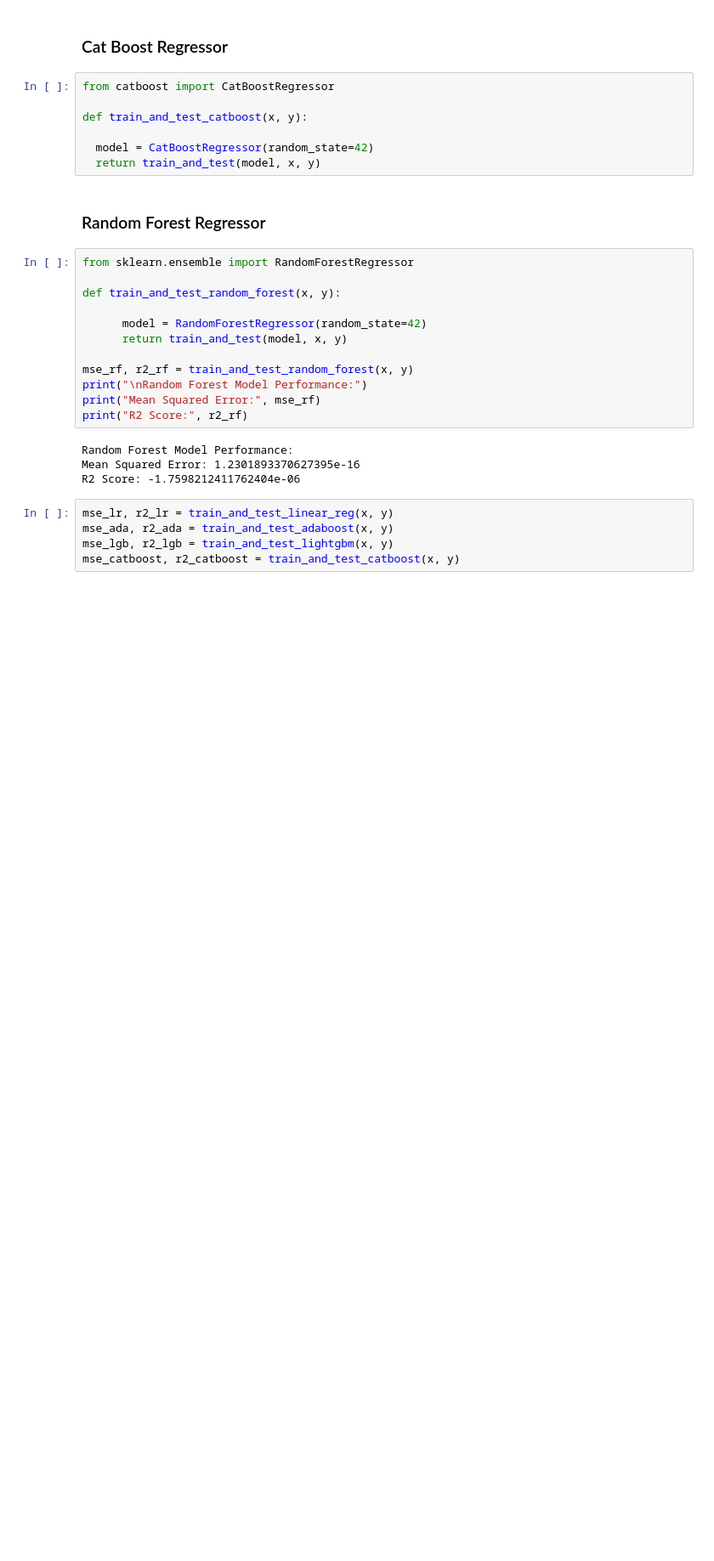
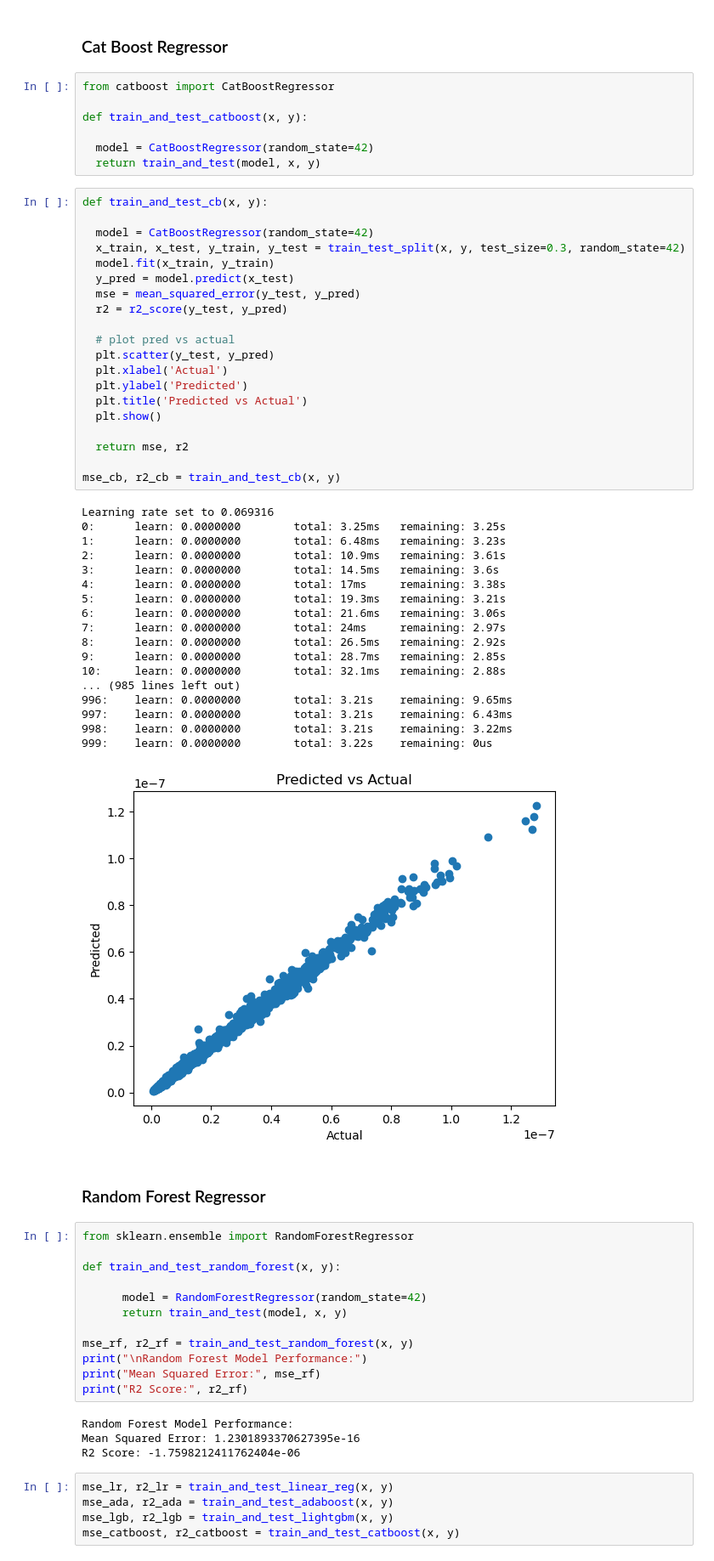
Before and after one commit to sankalp-bhat/DVD-Project-2, a Jupyter notebook: ml_model/aproach2.ipynb, the cells around one changed output. Shown at 85% size. Cells and saved outputs as stored; diff of their text form; blank space fills up the shorter version.

```diff
--- a/ml_model/aproach2.ipynb
+++ b/ml_model/aproach2.ipynb
@@ -134,6 +210,45 @@ def train_and_test_catboost(x, y):
 
   model = CatBoostRegressor(random_state=42)
   return train_and_test(model, x, y)
+# %%
+def train_and_test_cb(x, y):
+
+  model = CatBoostRegressor(random_state=42)
+  x_train, x_test, y_train, y_test = train_test_split(x, y, test_size=0.3, random_state=42)
+  model.fit(x_train, y_train)
+  y_pred = model.predict(x_test)
+  mse = mean_squared_error(y_test, y_pred)
+  r2 = r2_score(y_test, y_pred)
+
+  # plot pred vs actual
+  plt.scatter(y_test, y_pred)
+  plt.xlabel('Actual')
+  plt.ylabel('Predicted')
+  plt.title('Predicted vs Actual')
+  plt.show()
+
+  return mse, r2
+
+mse_cb, r2_cb = train_and_test_cb(x, y)
+# %% [output]
+Learning rate set to 0.069316
+0:      learn: 0.0000000        total: 3.25ms   remaining: 3.25s
+1:      learn: 0.0000000        total: 6.48ms   remaining: 3.23s
+2:      learn: 0.0000000        total: 10.9ms   remaining: 3.61s
+3:      learn: 0.0000000        total: 14.5ms   remaining: 3.6s
+4:      learn: 0.0000000        total: 17ms     remaining: 3.38s
+5:      learn: 0.0000000        total: 19.3ms   remaining: 3.21s
+6:      learn: 0.0000000        total: 21.6ms   remaining: 3.06s
+7:      learn: 0.0000000        total: 24ms     remaining: 2.97s
+8:      learn: 0.0000000        total: 26.5ms   remaining: 2.92s
+9:      learn: 0.0000000        total: 28.7ms   remaining: 2.85s
+10:     learn: 0.0000000        total: 32.1ms   remaining: 2.88s
+... (985 lines left out)
+996:    learn: 0.0000000        total: 3.21s    remaining: 9.65ms
+997:    learn: 0.0000000        total: 3.21s    remaining: 6.43ms
+998:    learn: 0.0000000        total: 3.21s    remaining: 3.22ms
+999:    learn: 0.0000000        total: 3.22s    remaining: 0us
+[figure, added]
 # %% [markdown]
 ### Random Forest Regressor
 # %%
```
Also changed, not shown: parts of 37 cells of this notebook, 3 other files.
